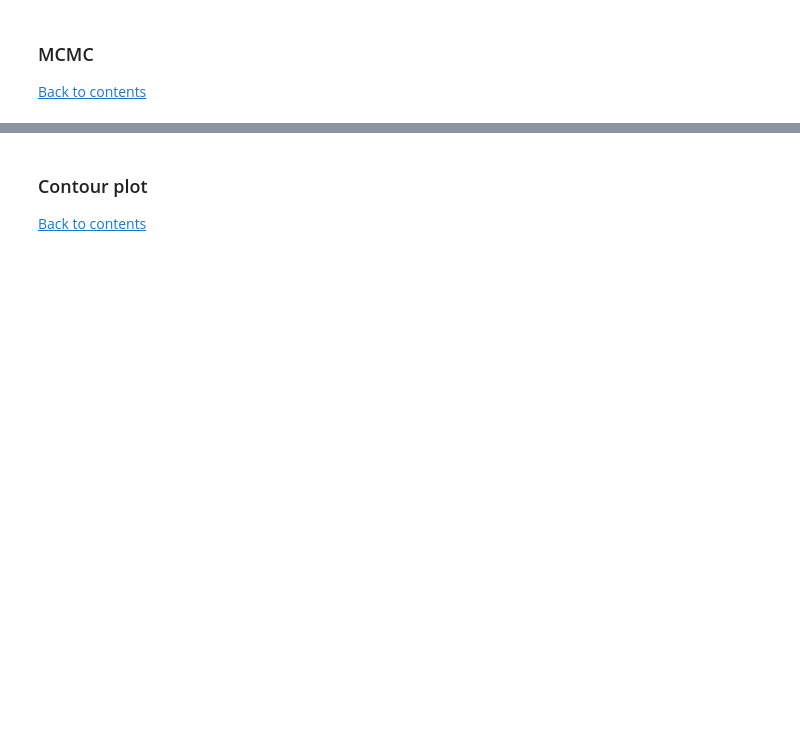
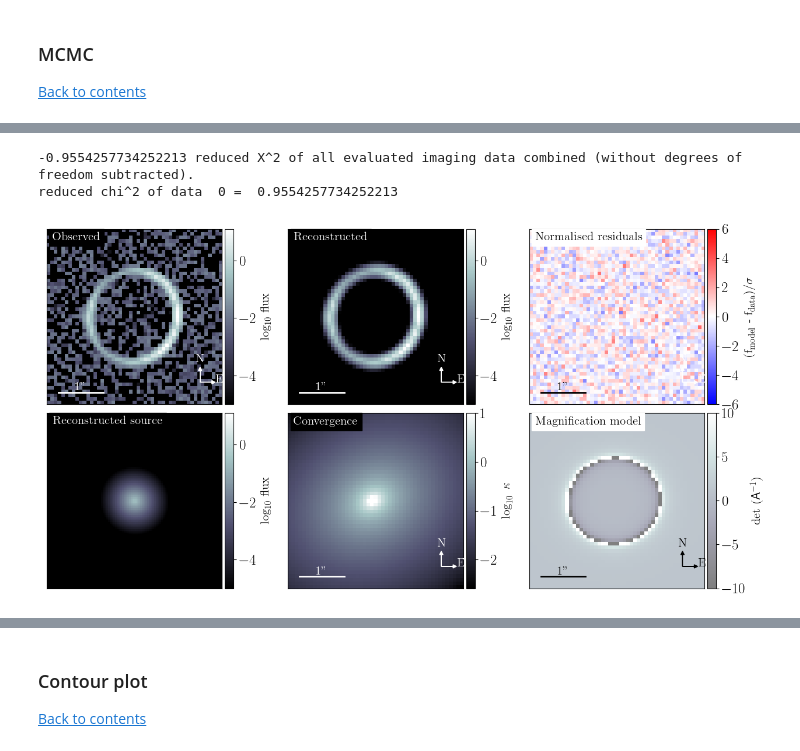
Before and after one commit to nataliehogg/los_proof_of_concept, a Jupyter notebook: distributed_haloes_analysis.ipynb, the cells around one changed output, grey strips where cells are left out. Saved outputs shown, nothing was run; the diff lists cells and outputs as text; code cells hidden in the pictures; blank space fills up the shorter version.

```diff
--- a/distributed_haloes_analysis.ipynb
+++ b/distributed_haloes_analysis.ipynb
@@ -170,14 +170,15 @@ total_halo_redshift_list = total_haloes_dataframe['z'].to_list()
 kwargs_total_nfw = total_haloes_dataframe[['Rs', 'alpha_Rs', 'center_x', 'center_y']].to_dict('records')
 kwargs_total_kappa_neg = [{'kappa': k} for k in total_haloes_dataframe['kappa_neg']]
 # %%
-#surviving_haloes_fits = Table.read(outpath + 'surviving_haloes_dataframe_' + job_name + '.fits')
-#surviving_haloes_dataframe = surviving_haloes_fits.to_pandas()
-#surviving_halo_number = len(surviving_haloes_dataframe)
-#surviving_halo_redshift_list = surviving_haloes_dataframe['z'].to_list()
-#kwargs_surviving_nfw = surviving_haloes_dataframe[['Rs', 'alpha_Rs', 'center_x', 'center_y']].to_dict('records')
+surviving_haloes_fits = Table.read(outpath + 'surviving_haloes_dataframe_' + job_name + '.fits')
+surviving_haloes_dataframe = surviving_haloes_fits.to_pandas()
+surviving_halo_number = len(surviving_haloes_dataframe)
+surviving_halo_redshift_list = surviving_haloes_dataframe['z'].to_list()
+kwargs_surviving_nfw = surviving_haloes_dataframe[['Rs', 'alpha_Rs', 'center_x', 'center_y']].to_dict('records')
+kwargs_surviving_kappa_neg = [{'kappa': k} for k in surviving_haloes_dataframe['kappa_neg']]
 # %%
 total_shears_dataframe = pd.read_csv(outpath + 'total_shears_dataframe_' + job_name + '.csv')
-#surviving_shears_dataframe = pd.read_csv(outpath + 'surviving_shears_dataframe_' + job_name + '.csv')
+surviving_shears_dataframe = pd.read_csv(outpath + 'surviving_shears_dataframe_' + job_name + '.csv')
 # %% [markdown]
  ## Total haloes case<a name="t"></a>
 
@@ -589,22 +634,19 @@ surviving_kwargs_sersic = {'magnitude': source_magnitude,
 
 surviving_kwargs_source = [surviving_kwargs_sersic]
 # %%
-surviving_lens_mock_list = ['EPL'] + ['NFW']*surviving_halo_number
+surviving_lens_mock_list = ['EPL'] + ['NFW']*surviving_halo_number + ['CONVERGENCE']*surviving_halo_number
 
-surviving_redshift_list = [z_lens] + surviving_halo_redshift_list
+surviving_redshift_list = [z_lens] + 2*surviving_halo_redshift_list
 
 surviving_kwargs_epl = {'theta_E': theta_E,
-                        'gamma': gamma_epl,
-                        'center_x': -surviving_shears_dataframe['alpha1_od'].values[0],
-                        'center_y': -surviving_shears_dataframe['alpha2_od'].values[0],
-                        'e1': e1_epl,
-                        'e2': e2_epl}
+                    'gamma': gamma_epl,
+                    'center_x': -surviving_shears_dataframe['alpha1_od'].values[0],
+                    'center_y': -surviving_shears_dataframe['alpha2_od'].values[0],
+                    'e1': e1_epl,
+                    'e2': e2_epl}
 
-surviving_kwargs_lens = [surviving_kwargs_epl]
+surviving_kwargs_lens = [surviving_kwargs_epl] + kwargs_surviving_nfw + kwargs_surviving_kappa_neg
 
-print('\n Appending the haloes kwargs to the kwargs_lens')
-for i in tqdm(range(len(surviving_halo_redshift_list))):
-    surviving_kwargs_lens.append(kwargs_surviving_nfw[i])
 
 
 kwargs_surviving_model = {'lens_model_list': surviving_lens_mock_list,
@@ -800,24 +868,29 @@ for i in params:
 # %%
 rc('text', usetex=True)
 rc('font', family='serif')
 matplotlib.rcParams.update({'font.size': 18})
 
-modelPlot_sur = ModelPlot(multi_band_list_sur, kwargs_model_sur, kwargs_result_sur, arrow_size=0.02, cmap_string='gist_heat')
+modelPlot_sur = ModelPlot(multi_band_list_sur, kwargs_model_sur,
+                          kwargs_result_sur, arrow_size=0.02, cmap_string='bone')
 
 f, axes = plt.subplots(2, 3, figsize=(16, 8), sharex=False, sharey=False)
 
 modelPlot_sur.data_plot(ax=axes[0,0])
 modelPlot_sur.model_plot(ax=axes[0,1])
 modelPlot_sur.normalized_residual_plot(ax=axes[0,2], text='Normalised residuals',v_min=-6, v_max=6)
 modelPlot_sur.source_plot(ax=axes[1, 0], deltaPix_source=0.01, numPix=100)
 modelPlot_sur.convergence_plot(ax=axes[1, 1], v_max=1)
 modelPlot_sur.magnification_plot(ax=axes[1, 2])
 f.tight_layout()
 f.subplots_adjust(left=None, bottom=None, right=None, top=None, wspace=0., hspace=0.05)
 
 plt.savefig(outpath+ job_name + '_surviving_reconstruction.pdf', dpi=300, bbox_inches='tight')
 
 plt.show()
+# %% [output]
+-0.9554257734252213 reduced X^2 of all evaluated imaging data combined (without degrees of freedom subtracted).
+reduced chi^2 of data  0 =  0.9554257734252213
+[figure, added]
 # %%
 f, axes = plt.subplots(1, 3, figsize=(16, 8), sharex=False, sharey=False)
 
```
Also changed, not shown: parts of 15 cells of this notebook, 2 other files.
